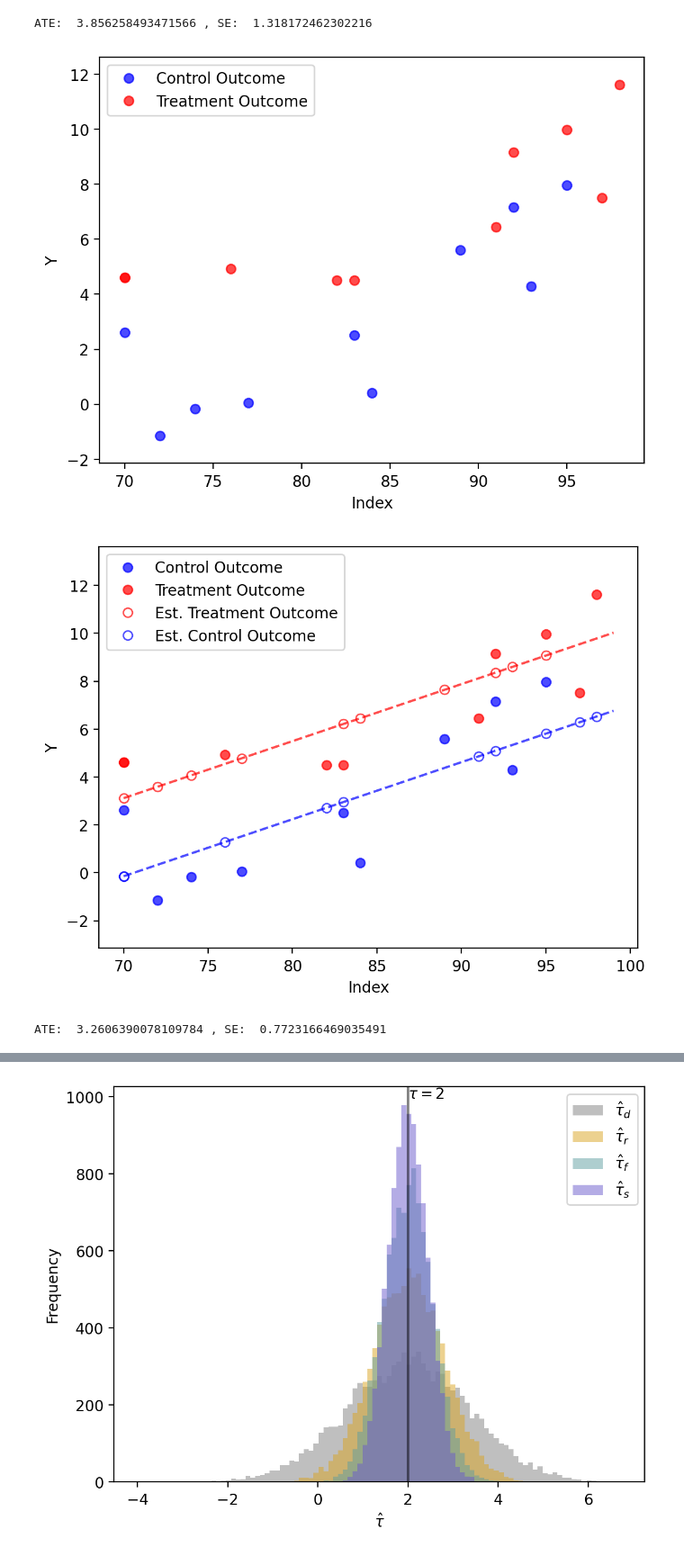
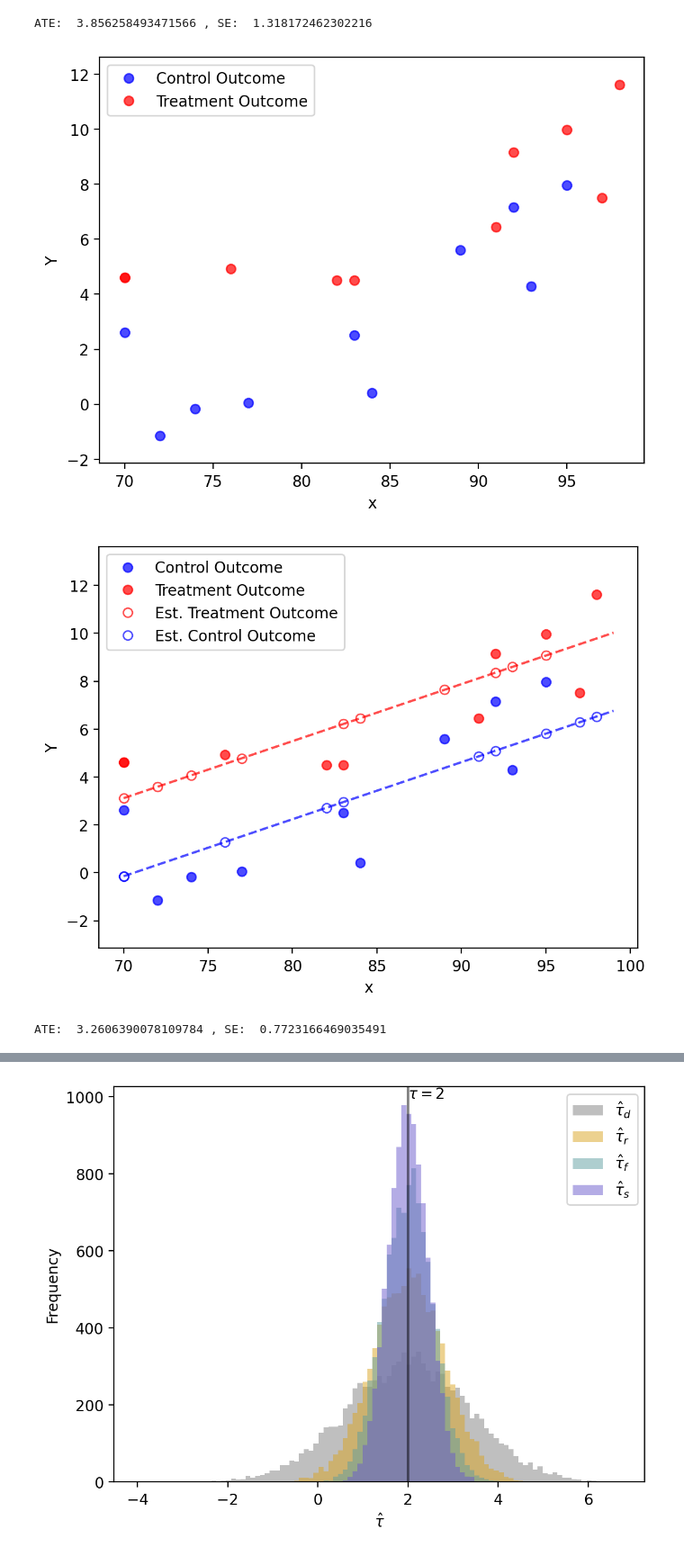
Before and after one commit to kshim99/Two-Stage-Framework-for-Variance-Reduction, a Jupyter notebook: Thesis toy examples 4.ipynb, the cells around one changed output, grey strips where cells are left out. Shown at 90% size. Drawn from its saved outputs; the diff is of its cells as text; code cells hidden in the pictures.

```diff
--- a/Thesis toy examples 4.ipynb
+++ b/Thesis toy examples 4.ipynb
@@ -36,9 +36,9 @@ ATE:  3.856258493471566 , SE:  1.318172462302216
 # %%
 # Now, move on to regression model
 # we first plot the data but now with respect to covariate x
-plot_instance(exp_data, 'Index', 'Y',save_name="plots/Simulated_y_reg_points.png")
+plot_instance(exp_data, 'x', 'Y',save_name="plots/Simulated_y_reg_points.png")
 # %% [output]
-[figure, old version]
+[figure, new version]
 # %%
 # Then, we can fit regression model to describe counterfactuals
 # first compute beta
@@ -54,9 +54,9 @@ def regress_mod(x):
     return x*beta
 # generate counterfactual data
 cf_dict = gen_counter_data(x, exp_data, regress_mod, alpha_1, alpha_0)
-plot_instance(exp_data, 'Index','Y', cf_dict = cf_dict, save_name="plots/Simulated_y_regression.png")
+plot_instance(exp_data, 'x','Y', cf_dict = cf_dict, save_name="plots/Simulated_y_regression.png")
 # %% [output]
-[figure, old version]
+[figure, new version]
 ATE:  3.2606390078109784 , SE:  0.7723166469035491
 # %%
 # Now, we move on to using pre_experiment data
```
Also changed, not shown: parts of 6 cells of this notebook, 8 other files.
